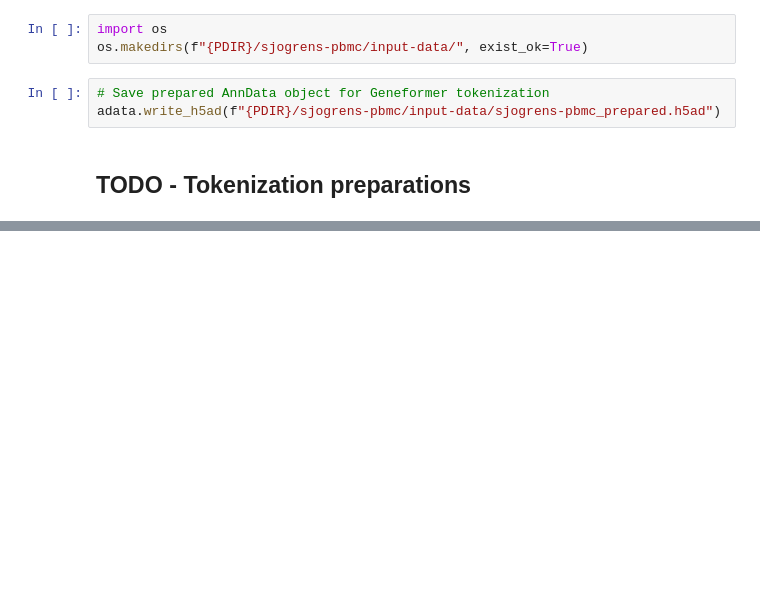
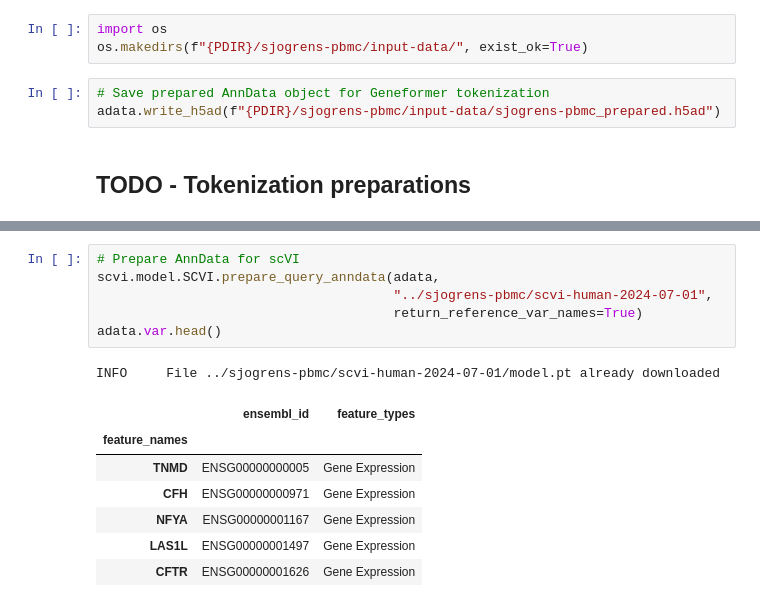
Before and after one commit to aumchampaneri/complement-receptor-blockade, a Jupyter notebook: local-notebooks/sjogrens-pbmc.ipynb, the cells around one changed output, grey strips where cells are left out. Saved outputs shown, nothing was run; the diff lists cells and outputs as text; blank space fills up the shorter version.

```diff
--- a/local-notebooks/sjogrens-pbmc.ipynb
+++ b/local-notebooks/sjogrens-pbmc.ipynb
@@ -139,0 +196,15 @@ adata.write_h5ad(f"{PDIR}/sjogrens-pbmc/input-data/sjogrens-pbmc_prepared.h5ad")
+# %%
+# Prepare AnnData for scVI
+scvi.model.SCVI.prepare_query_anndata(adata,
+                                      "../sjogrens-pbmc/scvi-human-2024-07-01",
+                                      return_reference_var_names=True)
+adata.var.head()
+# %% [output]
+INFO     File ../sjogrens-pbmc/scvi-human-2024-07-01/model.pt already downloaded
+|  | ensembl_id | feature_types |
+| feature_names |  |  |
+| TNMD | ENSG00000000005 | Gene Expression |
+| CFH | ENSG00000000971 | Gene Expression |
+| NFYA | ENSG00000001167 | Gene Expression |
+| LAS1L | ENSG00000001497 | Gene Expression |
+| CFTR | ENSG00000001626 | Gene Expression |
```
Also changed, not shown: parts of 15 cells of this notebook, 1 other file.
